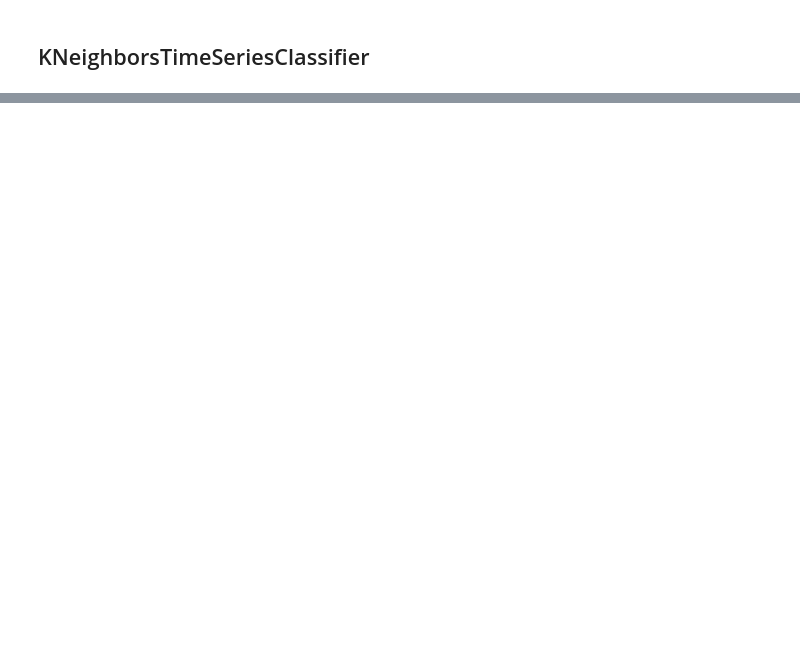
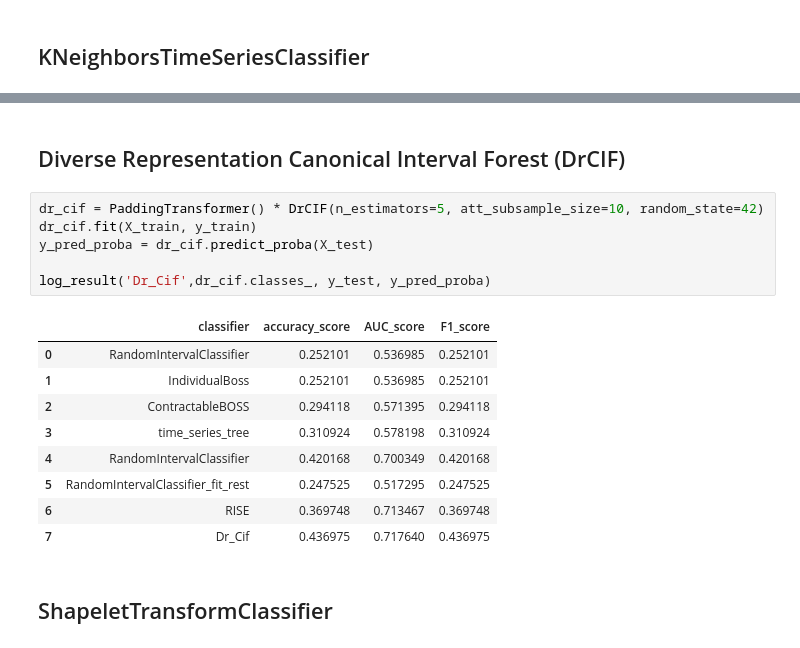
Before and after one commit to erjieyong/Data_Science_Projects, a Jupyter notebook: CogPilot_Challenge/starterCode/respiration.ipynb, the cells around one changed output, grey strips where cells are left out. Cells and saved outputs as stored; diff of their text form; blank space fills up the shorter version.

```diff
--- a/CogPilot_Challenge/starterCode/respiration.ipynb
+++ b/CogPilot_Challenge/starterCode/respiration.ipynb
@@ -440,0 +1365,20 @@ catch22.fit_transform(df_temp['respiration_trace_mV'])
+# %% [markdown]
+## Diverse Representation Canonical Interval Forest (DrCIF)
+# %%
+dr_cif = PaddingTransformer() * DrCIF(n_estimators=5, att_subsample_size=10, random_state=42)
+dr_cif.fit(X_train, y_train)
+y_pred_proba = dr_cif.predict_proba(X_test)
+
+log_result('Dr_Cif',dr_cif.classes_, y_test, y_pred_proba)
+# %% [output]
+|  | classifier | accuracy_score | AUC_score | F1_score |
+| 0 | RandomIntervalClassifier | 0.252101 | 0.536985 | 0.252101 |
+| 1 | IndividualBoss | 0.252101 | 0.536985 | 0.252101 |
+| 2 | ContractableBOSS | 0.294118 | 0.571395 | 0.294118 |
+| 3 | time_series_tree | 0.310924 | 0.578198 | 0.310924 |
+| 4 | RandomIntervalClassifier | 0.420168 | 0.700349 | 0.420168 |
+| 5 | RandomIntervalClassifier_fit_rest | 0.247525 | 0.517295 | 0.247525 |
+| 6 | RISE | 0.369748 | 0.713467 | 0.369748 |
+| 7 | Dr_Cif | 0.436975 | 0.717640 | 0.436975 |
+# %% [markdown]
+## ShapeletTransformClassifier
```
Also changed, not shown: parts of 71 cells of this notebook, 4 other files.
